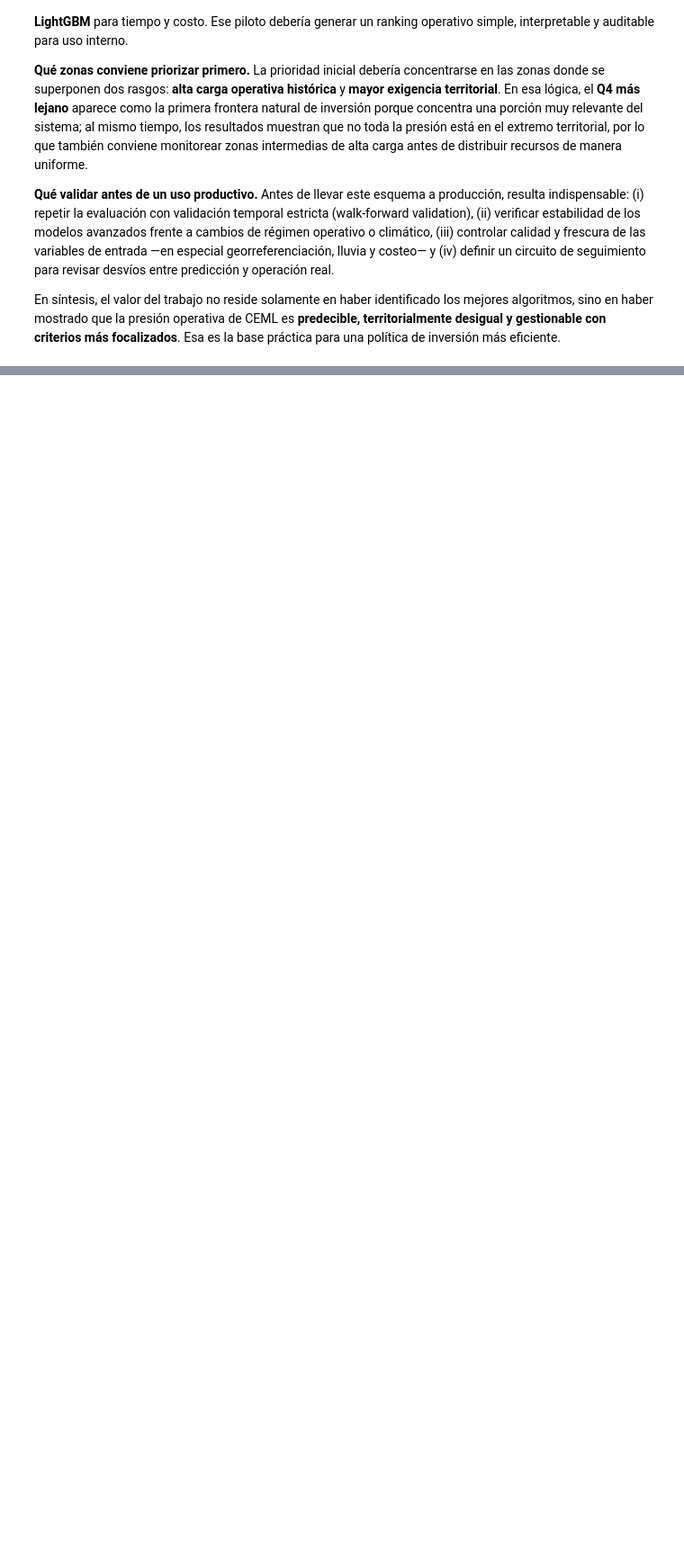
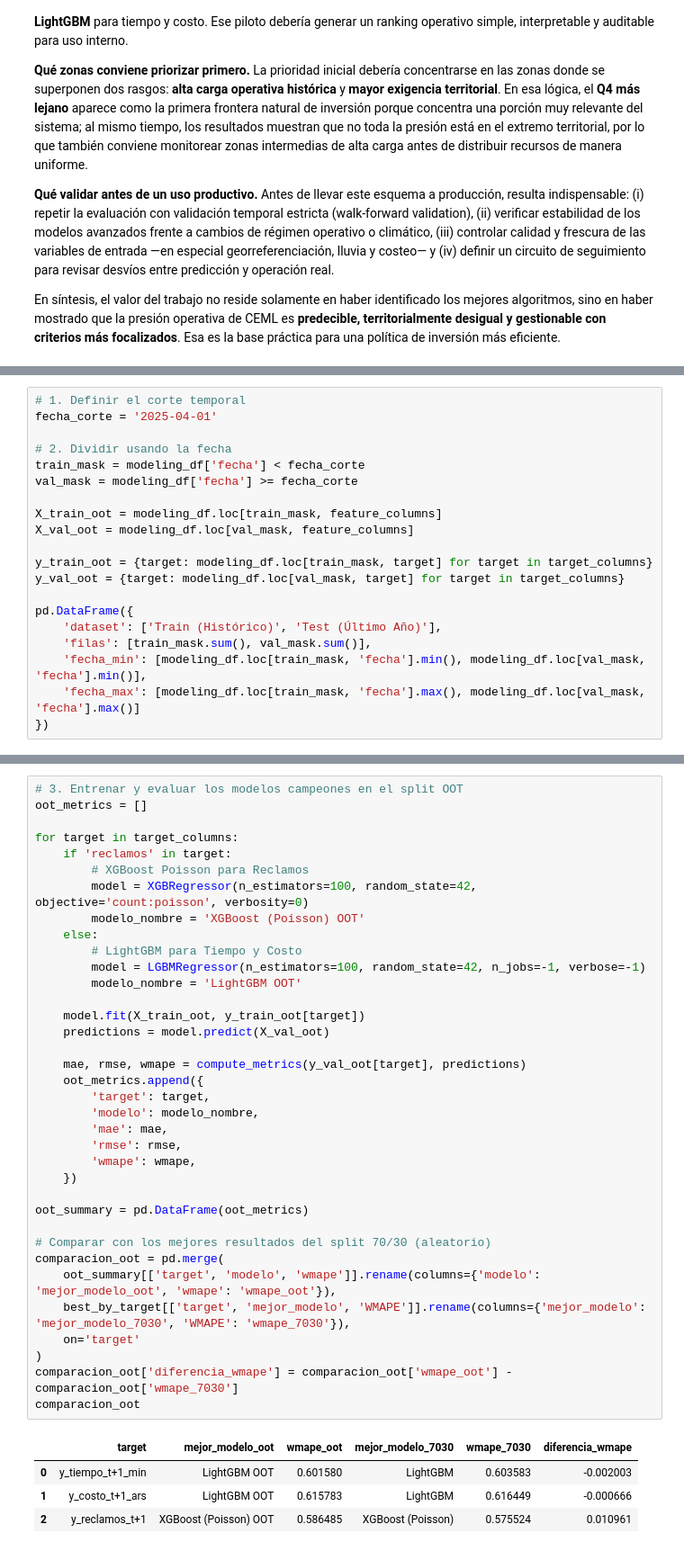
Before and after one commit to martinlacheski/tp-ceia-amq, a Jupyter notebook: notebooks/5_tp_final_amq.ipynb, the cells around one changed output, grey strips where cells are left out. Shown at 90% size. Drawn from its saved outputs; the diff is of its cells as text; blank space fills up the shorter version.

```diff
--- a/notebooks/5_tp_final_amq.ipynb
+++ b/notebooks/5_tp_final_amq.ipynb
@@ -2007,0 +2014,20 @@ En síntesis, el valor del trabajo no reside solamente en haber identificado los
+# %%
+# 1. Definir el corte temporal
+fecha_corte = '2025-04-01'
+
+# 2. Dividir usando la fecha
+train_mask = modeling_df['fecha'] < fecha_corte
+val_mask = modeling_df['fecha'] >= fecha_corte
+
+X_train_oot = modeling_df.loc[train_mask, feature_columns]
+X_val_oot = modeling_df.loc[val_mask, feature_columns]
+
+y_train_oot = {target: modeling_df.loc[train_mask, target] for target in target_columns}
+y_val_oot = {target: modeling_df.loc[val_mask, target] for target in target_columns}
+
+pd.DataFrame({
+    'dataset': ['Train (Histórico)', 'Test (Último Año)'],
+    'filas': [train_mask.sum(), val_mask.sum()],
+    'fecha_min': [modeling_df.loc[train_mask, 'fecha'].min(), modeling_df.loc[val_mask, 'fecha'].min()],
+    'fecha_max': [modeling_df.loc[train_mask, 'fecha'].max(), modeling_df.loc[val_mask, 'fecha'].max()]
+})
@@ -2008 +2038,42 @@ En síntesis, el valor del trabajo no reside solamente en haber identificado los
+# %%
+# 3. Entrenar y evaluar los modelos campeones en el split OOT
+oot_metrics = []
+
+for target in target_columns:
+    if 'reclamos' in target:
+        # XGBoost Poisson para Reclamos
+        model = XGBRegressor(n_estimators=100, random_state=42, objective='count:poisson', verbosity=0)
+        modelo_nombre = 'XGBoost (Poisson) OOT'
+    else:
+        # LightGBM para Tiempo y Costo
+        model = LGBMRegressor(n_estimators=100, random_state=42, n_jobs=-1, verbose=-1)
+        modelo_nombre = 'LightGBM OOT'
+
+    model.fit(X_train_oot, y_train_oot[target])
+    predictions = model.predict(X_val_oot)
+
+    mae, rmse, wmape = compute_metrics(y_val_oot[target], predictions)
+    oot_metrics.append({
+        'target': target,
+        'modelo': modelo_nombre,
+        'mae': mae,
+        'rmse': rmse,
+        'wmape': wmape,
+    })
+
+oot_summary = pd.DataFrame(oot_metrics)
+
+# Comparar con los mejores resultados del split 70/30 (aleatorio)
+comparacion_oot = pd.merge(
+    oot_summary[['target', 'modelo', 'wmape']].rename(columns={'modelo': 'mejor_modelo_oot', 'wmape': 'wmape_oot'}),
+    best_by_target[['target', 'mejor_modelo', 'WMAPE']].rename(columns={'mejor_modelo': 'mejor_modelo_7030', 'WMAPE': 'wmape_7030'}),
+    on='target'
+)
+comparacion_oot['diferencia_wmape'] = comparacion_oot['wmape_oot'] - comparacion_oot['wmape_7030']
+comparacion_oot
+# %% [output]
+|  | target | mejor_modelo_oot | wmape_oot | mejor_modelo_7030 | wmape_7030 | diferencia_wmape |
+| 0 | y_tiempo_t+1_min | LightGBM OOT | 0.601580 | LightGBM | 0.603583 | -0.002003 |
+| 1 | y_costo_t+1_ars | LightGBM OOT | 0.615783 | LightGBM | 0.616449 | -0.000666 |
+| 2 | y_reclamos_t+1 | XGBoost (Poisson) OOT | 0.586485 | XGBoost (Poisson) | 0.575524 | 0.010961 |
 # %% [markdown]
```
Also changed, not shown: parts of 3 cells of this notebook, 3 other files.
